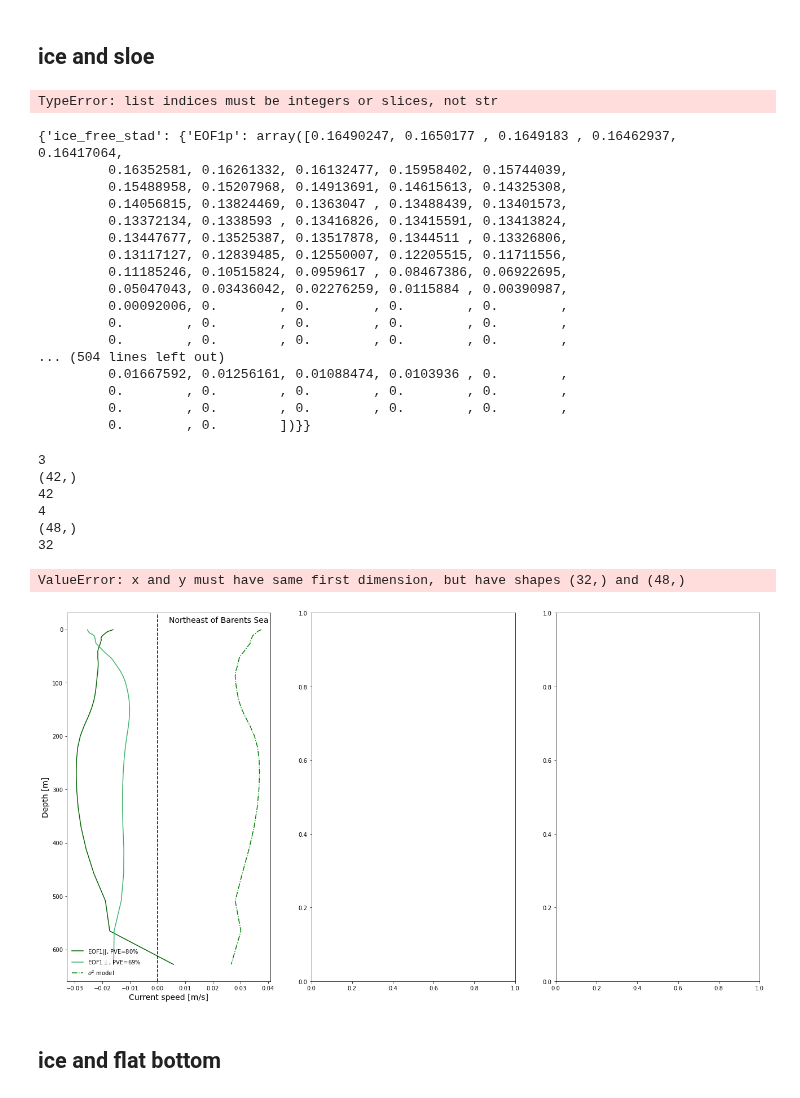
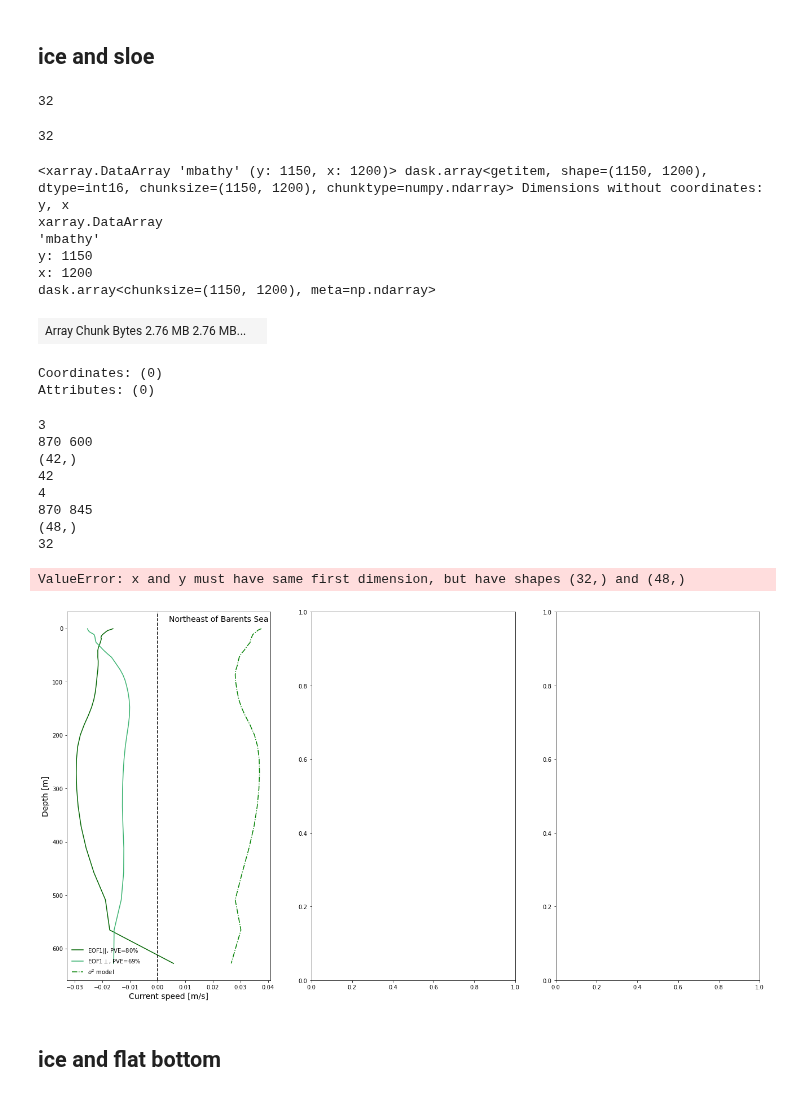
Before and after one commit to kaje2301/Master_2022, a Jupyter notebook: Model_stations_ice.ipynb, the cells around one changed output. Cells and saved outputs as stored; diff of their text form; code cells hidden in the pictures.

```diff
--- a/Model_stations_ice.ipynb
+++ b/Model_stations_ice.ipynb
@@ -285,30 +285,26 @@ plt.savefig('EOFs_icefree_mod.pdf', dpi = 300)
 [figure]
 # %% [markdown]
 ## ice and sloe
-# %%
-data[pickl['Laptev Sea']]#['EOF1p']
-# %% [output]
-TypeError: list indices must be integers or slices, not str
-# %%
-data
-# %% [output]
-{'ice_free_stad': {'EOF1p': array([0.16490247, 0.1650177 , 0.1649183 , 0.16462937, 0.16417064,
-         0.16352581, 0.16261332, 0.16132477, 0.15958402, 0.15744039,
-         0.15488958, 0.15207968, 0.14913691, 0.14615613, 0.14325308,
-         0.14056815, 0.13824469, 0.1363047 , 0.13488439, 0.13401573,
-         0.13372134, 0.1338593 , 0.13416826, 0.13415591, 0.13413824,
-         0.13447677, 0.13525387, 0.13517878, 0.1344511 , 0.13326806,
-         0.13117127, 0.12839485, 0.12550007, 0.12205515, 0.11711556,
-         0.11185246, 0.10515824, 0.0959617 , 0.08467386, 0.06922695,
-         0.05047043, 0.03436042, 0.02276259, 0.0115884 , 0.00390987,
-         0.00092006, 0.        , 0.        , 0.        , 0.        ,
-         0.        , 0.        , 0.        , 0.        , 0.        ,
-         0.        , 0.        , 0.        , 0.        , 0.        ,
-... (504 lines left out)
-         0.01667592, 0.01256161, 0.01088474, 0.0103936 , 0.        ,
-         0.        , 0.        , 0.        , 0.        , 0.        ,
-         0.        , 0.        , 0.        , 0.        , 0.        ,
-         0.        , 0.        ])}}
+# %%
+len(data['ice_slope_lofoten_basin']['EOF1p'])
+# %% [output]
+32
+# %%
+len(data[pickl[4]]['tot_var'])
+# %% [output]
+32
+# %%
+bathym
+# %% [output]
+<xarray.DataArray 'mbathy' (y: 1150, x: 1200)> dask.array<getitem, shape=(1150, 1200), dtype=int16, chunksize=(1150, 1200), chunktype=numpy.ndarray> Dimensions without coordinates: y, x
+xarray.DataArray
+'mbathy'
+y: 1150
+x: 1200
+dask.array<chunksize=(1150, 1200), meta=np.ndarray>
+| Array Chunk Bytes 2.76 MB 2.76 MB... |  |
+Coordinates: (0)
+Attributes: (0)
 # %%
 warnings.simplefilter("ignore")
 fig, axes = plt.subplots(1,3,figsize = (22,12))
@@ -322,6 +318,7 @@ for axs, i in zip(axes.flat, [3,4,5]):
     print(i)
     x = moor_l[i][0]
     y = moor_l[i][1]
+    print(x,y)
     d = bathym.isel(x=x,y=y).values-1
     dypu = u.isel(x=x,y=y,depth=slice(0,d),time_counter=0)
     print(dypu.shape)
@@ -349,9 +346,11 @@ for axs, i in zip(axes.flat, [3,4,5]):
 plt.savefig('EOFs_iceslope_mod.pdf', dpi = 300)
 # %% [output]
 3
+870 600
 (42,)
 42
 4
+870 845
 (48,)
 32
 ValueError: x and y must have same first dimension, but have shapes (32,) and (48,)
```
Also changed, not shown: 3 other files.
